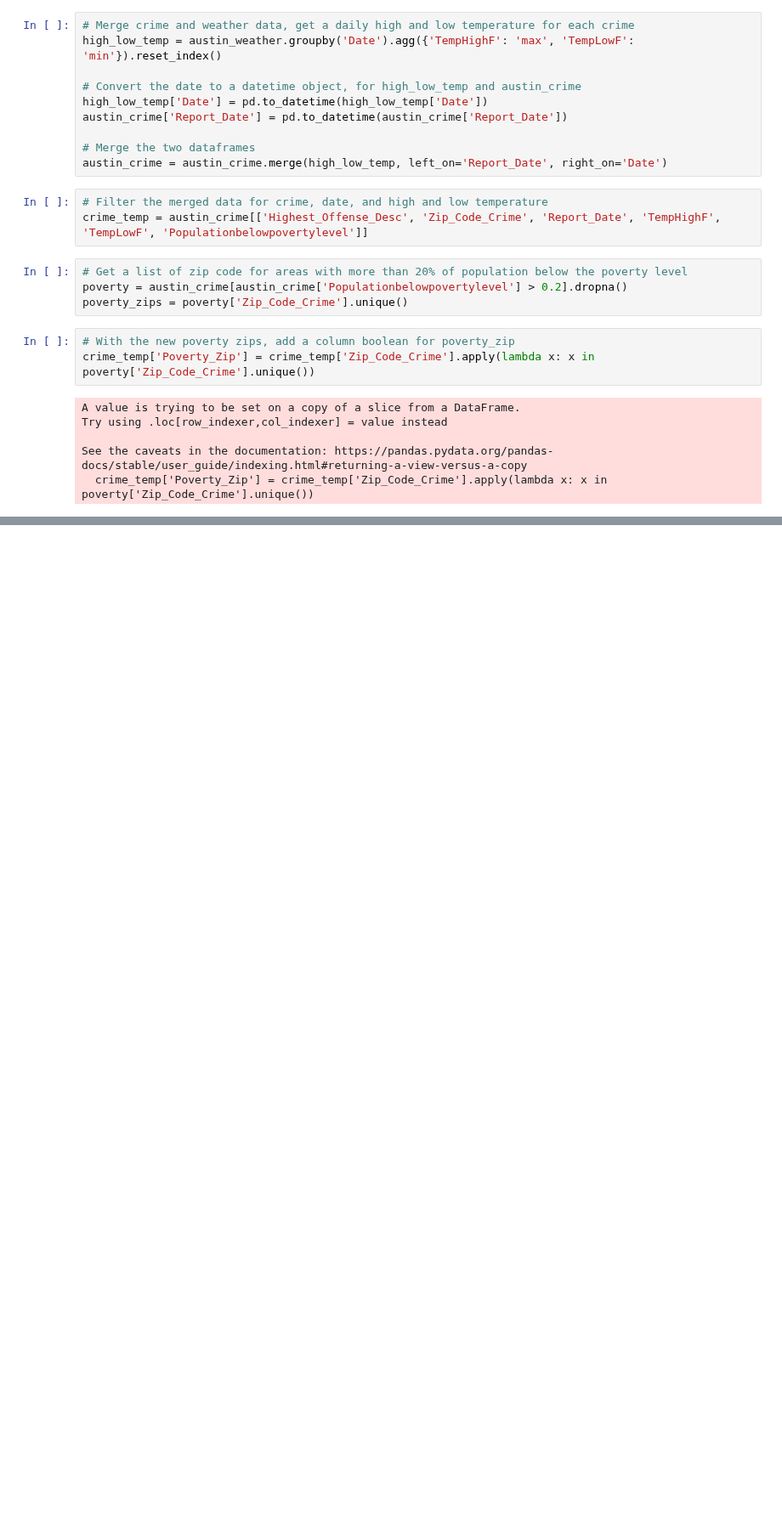
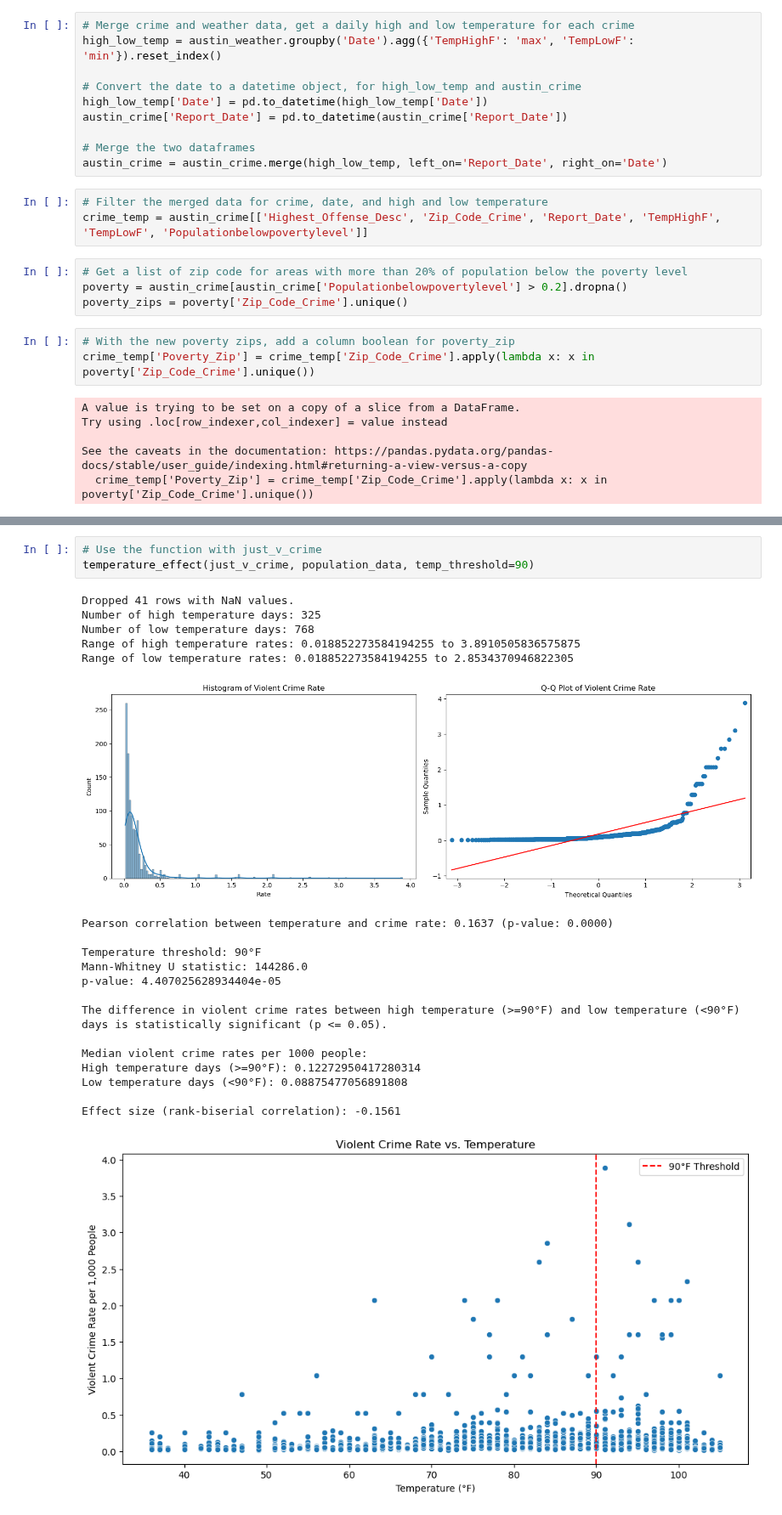
Before and after one commit to m6urns/cs5830-project2-crime-housing, a Jupyter notebook: project2-crime-and-housing.ipynb, the cells around one changed output, grey strips where cells are left out. Shown at 85% size. Cells and saved outputs as stored; diff of their text form; blank space fills up the shorter version.

```diff
--- a/project2-crime-and-housing.ipynb
+++ b/project2-crime-and-housing.ipynb
@@ -136,0 +235,24 @@ plt.show()
+# %%
+# Use the function with just_v_crime
+temperature_effect(just_v_crime, population_data, temp_threshold=90)
+# %% [output]
+Dropped 41 rows with NaN values.
+Number of high temperature days: 325
+Number of low temperature days: 768
+Range of high temperature rates: 0.018852273584194255 to 3.8910505836575875
+Range of low temperature rates: 0.018852273584194255 to 2.8534370946822305
+[figure, added]
+Pearson correlation between temperature and crime rate: 0.1637 (p-value: 0.0000)
+
+Temperature threshold: 90°F
+Mann-Whitney U statistic: 144286.0
+p-value: 4.407025628934404e-05
+
+The difference in violent crime rates between high temperature (>=90°F) and low temperature (<90°F) days is statistically significant (p <= 0.05).
+
+Median violent crime rates per 1000 people:
+High temperature days (>=90°F): 0.12272950417280314
+Low temperature days (<90°F): 0.08875477056891808
+
+Effect size (rank-biserial correlation): -0.1561
+[figure, added]
```
Also changed, not shown: parts of 7 cells of this notebook.
